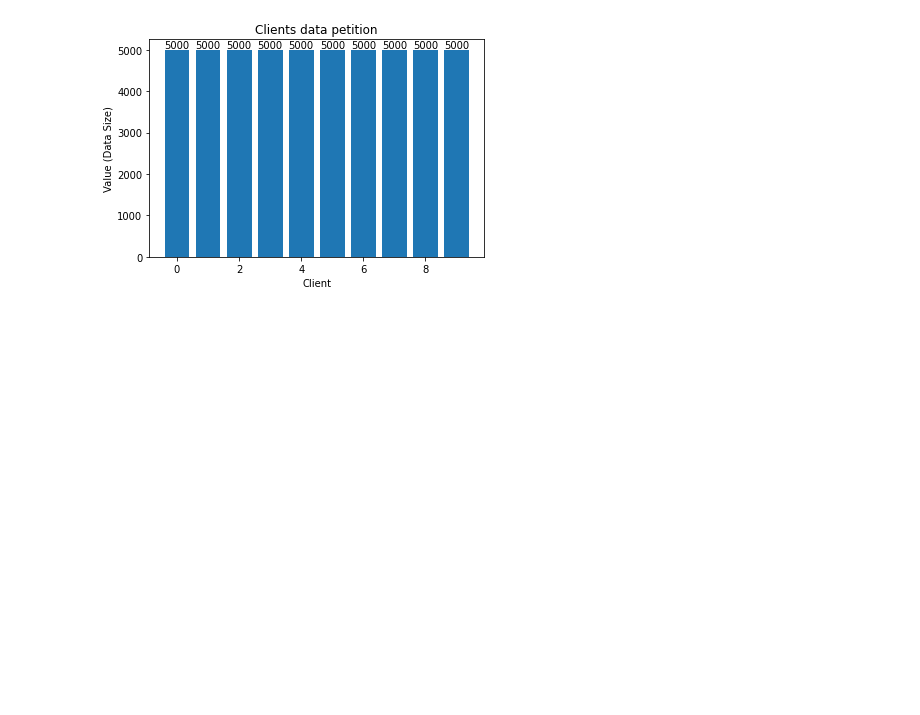
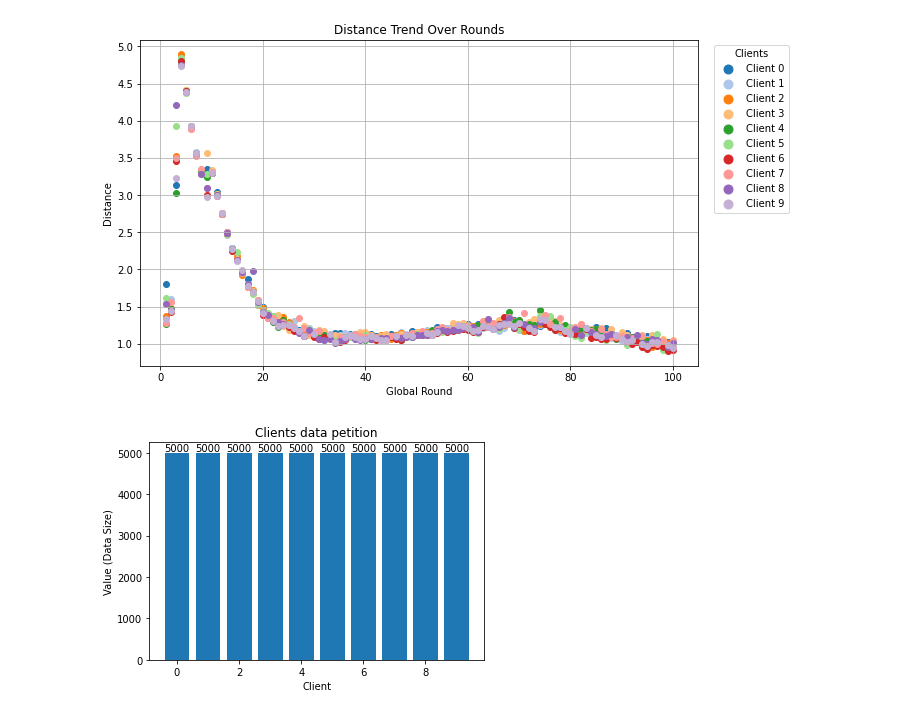
Before and after one commit to shou123/FLsim, a Jupyter notebook: results/plot.ipynb, the cells around one changed output. Saved outputs shown, nothing was run; the diff lists cells and outputs as text; code cells hidden in the pictures; blank space fills up the shorter version.

```diff
--- a/results/plot.ipynb
+++ b/results/plot.ipynb
@@ -101,3 +59,51 @@ plt.show()
+# %%
+################################################################################
+#######################plot the distance for each clients
+################################################################################
+import matplotlib.pyplot as plt
+import numpy as np
+
+# Read data from the file
+file_path = "/home/shiyue/FLsim/results/distance_values.txt"
+with open(file_path, "r") as file:
+    data = file.readlines()
+
+# Parse the data and extract round numbers, client IDs, and distances
+rounds = []
+clients = []
+distances = []
+for line in data:
+    parts = line.strip().split(", ")
+    round_number = int(parts[0].split(": ")[1])
+    client_id = int(parts[1].split(": ")[1])
+    distance = float(parts[2].split(": ")[1])
+    rounds.append(round_number)
+    clients.append(client_id)
+    distances.append(distance)
+
+max_client_num = (max(clients))
+
+# Define a color map
+cmap = plt.get_cmap('tab20')
+
+# Plot the distances against rounds with different markers and colors for each client
+plt.figure(figsize=(10, 6))
+for client_id in range(max_client_num+1):  # Assuming you have 20 clients
+    x = [rounds[i] for i in range(len(rounds)) if clients[i] == client_id]
+    y = [distances[i] for i in range(len(distances)) if clients[i] == client_id]
+    color = cmap(client_id % 20)  # Use modulus to ensure distinct colors for each client
+    plt.scatter(x, y, label=f'Client {client_id}', marker='o', color=color)
+
+# Create separate legends for two categories
+plt.legend(loc='upper left', bbox_to_anchor=(1.02, 1), title='Clients', markerscale=1.5)
+
+plt.xlabel('Global Round')
+plt.ylabel('Distance')
+plt.title('Distance Trend Over Rounds')
+plt.grid(True)
+plt.show()
+# %% [output]
+[figure, added]
 # %%
 ### plot the client data distribution
 file_path = "/home/shiyue/FLsim/results/client_data_size.txt"
```
Also changed, not shown: parts of 5 cells of this notebook.
